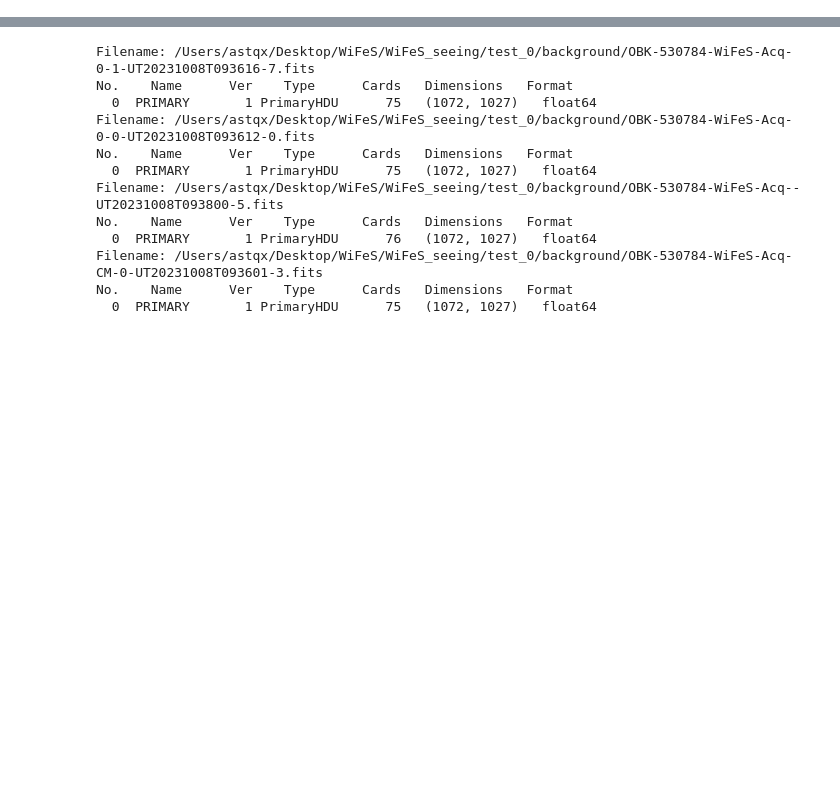
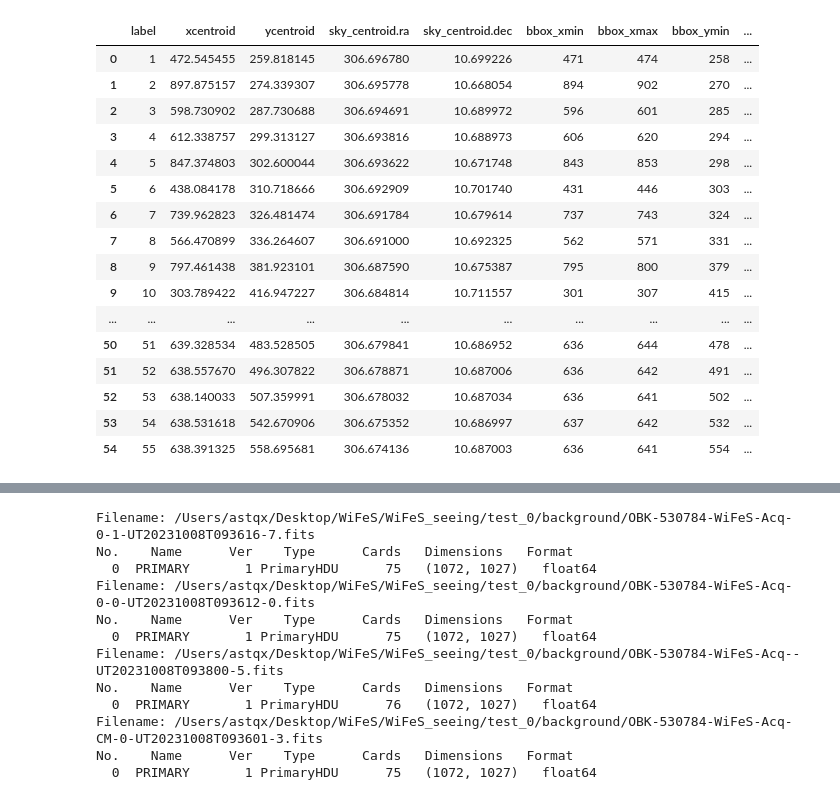
Before and after one commit to MaxFleming23/WiFeS_seeing, a Jupyter notebook: pipeline.ipynb, the cells around one changed output, grey strips where cells are left out. Saved outputs shown, nothing was run; the diff lists cells and outputs as text; code cells hidden in the pictures; blank space fills up the shorter version.

```diff
--- a/pipeline.ipynb
+++ b/pipeline.ipynb
@@ -1142,6 +1259,28 @@ pipeline.night_sub_dir = TEST_DIR
 pipeline.add_configuration(configuration_name="test_config", configuration=test_config)
 
 save_params(Path(TEST_DIR).joinpath('all.param'))
+# %%
+# sky_coords
+cat_table = load_object('/Users/astqx/Desktop/WiFeS/WiFeS_seeing/test_0/detection/OBK-530784-WiFeS-Acq--UT20231008T093800-5_sources.pkl').get_data()
+cat_table
+# %% [output]
+|  | label | xcentroid | ycentroid | sky_centroid.ra | sky_centroid.dec | bbox_xmin | bbox_xmax | bbox_ymin | ... |
+| 0 | 1 | 472.545455 | 259.818145 | 306.696780 | 10.699226 | 471 | 474 | 258 | ... |
+| 1 | 2 | 897.875157 | 274.339307 | 306.695778 | 10.668054 | 894 | 902 | 270 | ... |
+| 2 | 3 | 598.730902 | 287.730688 | 306.694691 | 10.689972 | 596 | 601 | 285 | ... |
+| 3 | 4 | 612.338757 | 299.313127 | 306.693816 | 10.688973 | 606 | 620 | 294 | ... |
+| 4 | 5 | 847.374803 | 302.600044 | 306.693622 | 10.671748 | 843 | 853 | 298 | ... |
+| 5 | 6 | 438.084178 | 310.718666 | 306.692909 | 10.701740 | 431 | 446 | 303 | ... |
+| 6 | 7 | 739.962823 | 326.481474 | 306.691784 | 10.679614 | 737 | 743 | 324 | ... |
+| 7 | 8 | 566.470899 | 336.264607 | 306.691000 | 10.692325 | 562 | 571 | 331 | ... |
+| 8 | 9 | 797.461438 | 381.923101 | 306.687590 | 10.675387 | 795 | 800 | 379 | ... |
+| 9 | 10 | 303.789422 | 416.947227 | 306.684814 | 10.711557 | 301 | 307 | 415 | ... |
+| ... | ... | ... | ... | ... | ... | ... | ... | ... | ... |
+| 50 | 51 | 639.328534 | 483.528505 | 306.679841 | 10.686952 | 636 | 644 | 478 | ... |
+| 51 | 52 | 638.557670 | 496.307822 | 306.678871 | 10.687006 | 636 | 642 | 491 | ... |
+| 52 | 53 | 638.140033 | 507.359991 | 306.678032 | 10.687034 | 636 | 641 | 502 | ... |
+| 53 | 54 | 638.531618 | 542.670906 | 306.675352 | 10.686997 | 637 | 642 | 532 | ... |
+| 54 | 55 | 638.391325 | 558.695681 | 306.674136 | 10.687003 | 636 | 641 | 554 | ... |
 # %%
 logger.debug(f"\n\n{datetime.now()}\n\n")
 
```
Also changed, not shown: parts of 7 cells of this notebook, 30 other files.
